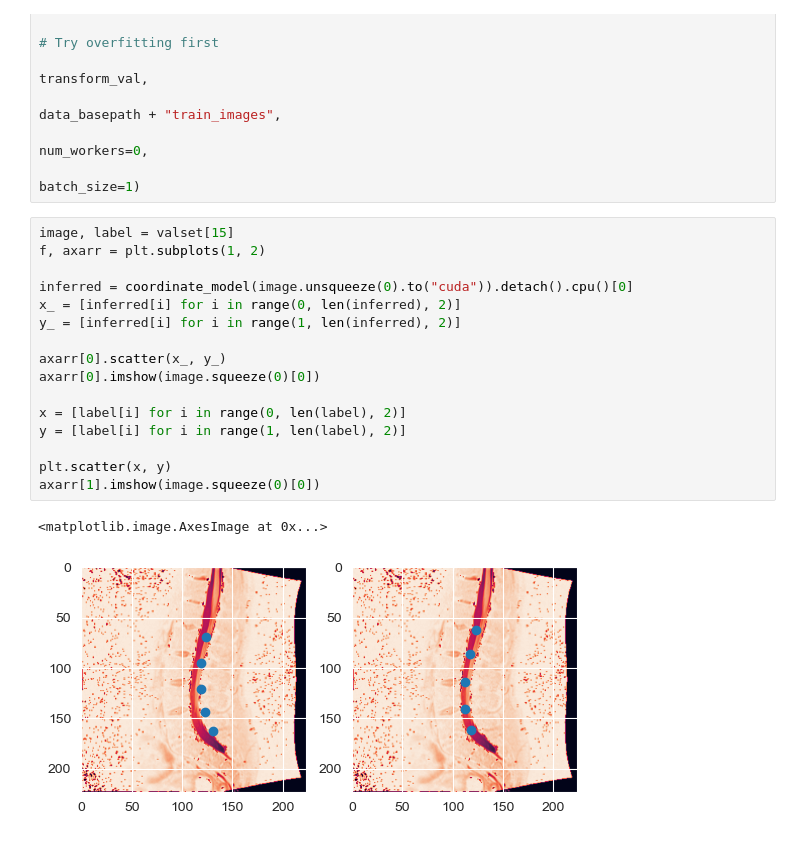
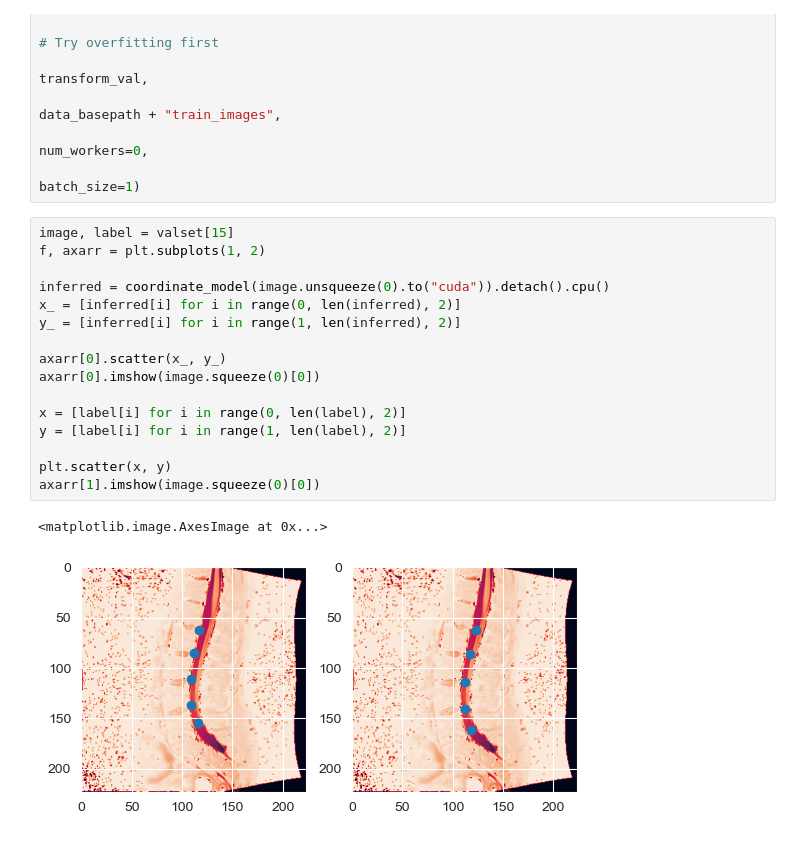
Before and after one commit to IDoCodingStuffs/python-doodles, a Jupyter notebook: rsna-2024/rsna-2024-inference.ipynb, the cells around one changed output. Drawn from its saved outputs; the diff is of its cells as text.

```diff
--- a/rsna-2024/rsna-2024-inference.ipynb
+++ b/rsna-2024/rsna-2024-inference.ipynb
@@ -252,19 +252,19 @@ trainloader, valloader, trainset, valset = create_coordinate_datasets_and_loader
 # %%
 image, label = valset[15]
 f, axarr = plt.subplots(1, 2)
 
-inferred = coordinate_model(image.unsqueeze(0).to("cuda")).detach().cpu()[0]
+inferred = coordinate_model(image.unsqueeze(0).to("cuda")).detach().cpu()
 x_ = [inferred[i] for i in range(0, len(inferred), 2)]
 y_ = [inferred[i] for i in range(1, len(inferred), 2)]
 
 axarr[0].scatter(x_, y_)
 axarr[0].imshow(image.squeeze(0)[0])
 
 x = [label[i] for i in range(0, len(label), 2)]
 y = [label[i] for i in range(1, len(label), 2)]
 
 plt.scatter(x, y)
 axarr[1].imshow(image.squeeze(0)[0])
 # %% [output]
 <matplotlib.image.AxesImage at 0x...>
-[figure, old version]
+[figure, new version]
```
Also changed, not shown: 3 other files.
